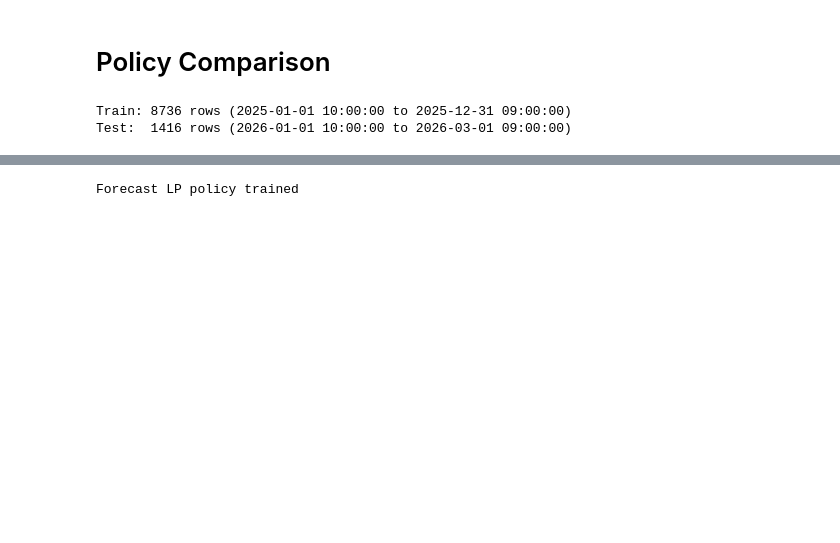
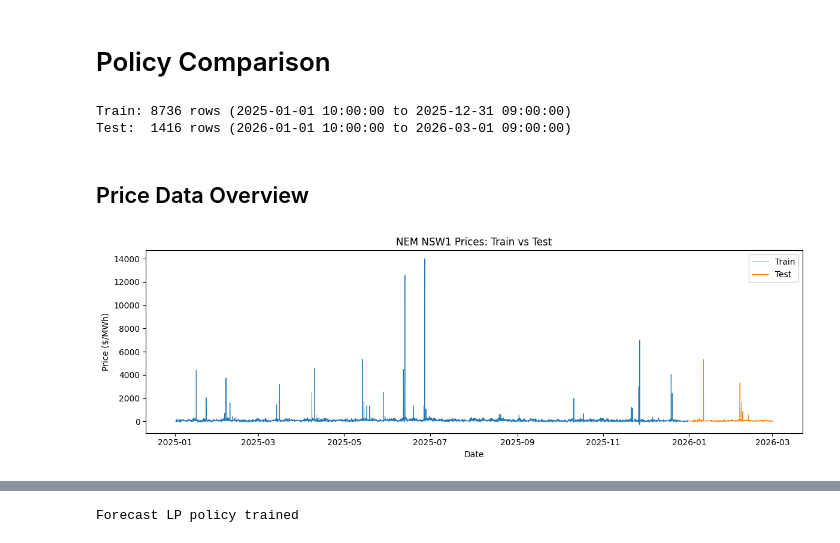
Before and after one commit to gdubbs100/battery_charging_simulation, a Jupyter notebook: notebooks/policy_comparison.ipynb, the cells around one changed output, grey strips where cells are left out. Cells and saved outputs as stored; diff of their text form; code cells hidden in the pictures; blank space fills up the shorter version.

```diff
--- a/notebooks/policy_comparison.ipynb
+++ b/notebooks/policy_comparison.ipynb
@@ -33,3 +34,20 @@ print(f'Test:  {len(test_df)} rows ({test_df.iloc[0, 0]} to {test_df.iloc[-1, 0]
 # %% [output]
 Train: 8736 rows (2025-01-01 10:00:00 to 2025-12-31 09:00:00)
 Test:  1416 rows (2026-01-01 10:00:00 to 2026-03-01 09:00:00)
+# %% [markdown]
+## Price Data Overview
+# %%
+train_ts = pd.to_datetime(train_df['timestamp'])
+test_ts = pd.to_datetime(test_df['timestamp'])
+
+fig, ax = plt.subplots(figsize=(12, 4))
+ax.plot(train_ts, train_df['price'], color='tab:blue', lw=0.7, label='Train')
+ax.plot(test_ts, test_df['price'], color='tab:orange', lw=0.7, label='Test')
+ax.set_xlabel('Date')
+ax.set_ylabel('Price ($/MWh)')
+ax.set_title('NEM NSW1 Prices: Train vs Test')
+ax.legend()
+fig.tight_layout()
+plt.show()
+# %% [output]
+[figure, added]
```
Also changed, not shown: parts of 29 cells of this notebook, 10 other files.
